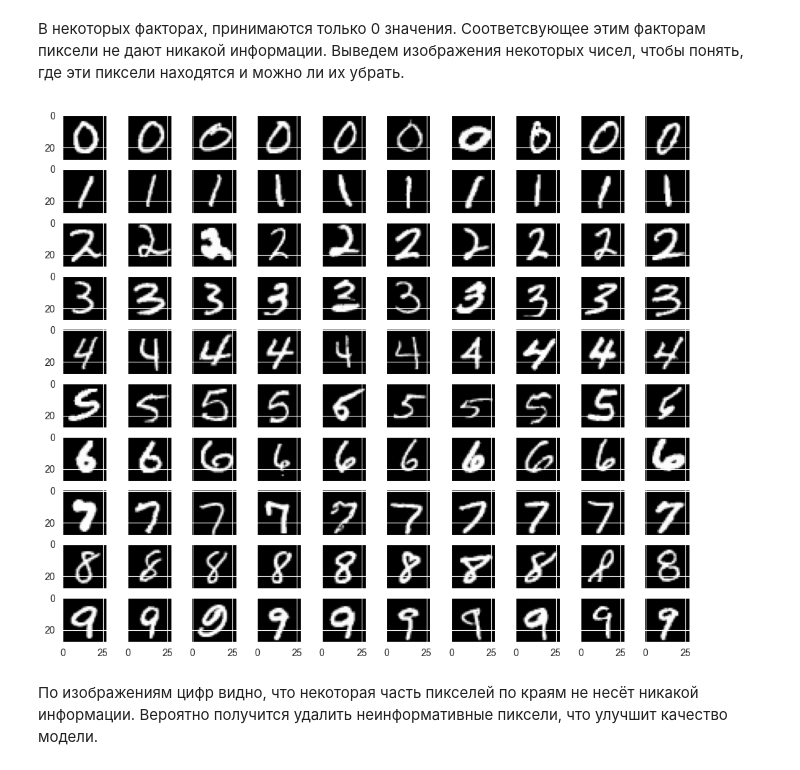
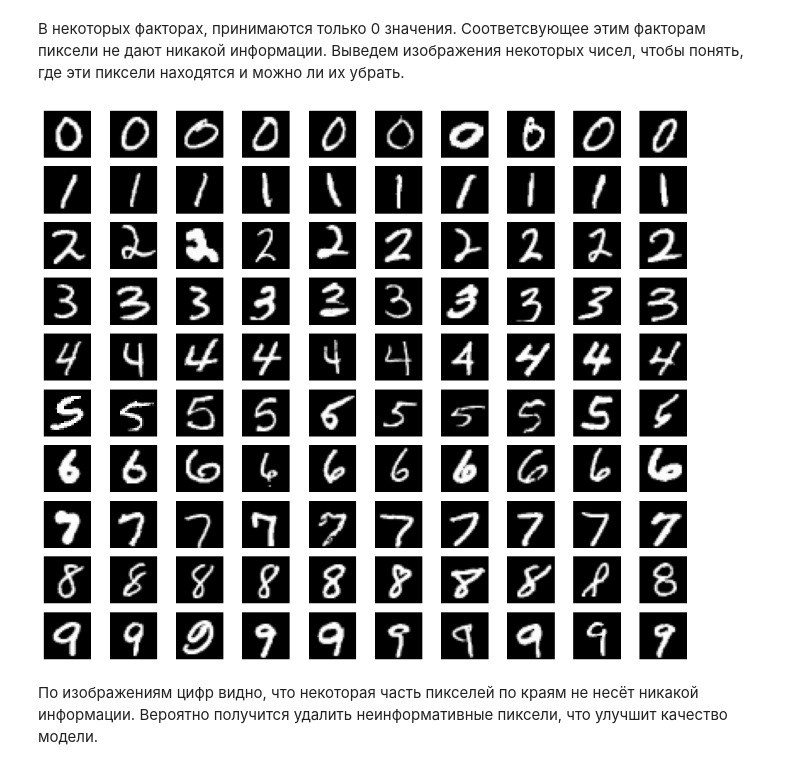
Before and after one commit to Potemeyker/Image_number_definition-Random_forest, a Jupyter notebook: solution.ipynb, the cells around one changed output. Drawn from its saved outputs; the diff is of its cells as text; code cells hidden in the pictures.

```diff
--- a/solution.ipynb
+++ b/solution.ipynb
@@ -91,17 +91,20 @@ data.describe()
 В некоторых факторах, принимаются только 0 значения. Соответсвующее этим факторам пиксели не дают никакой информации. Выведем изображения некоторых чисел, чтобы понять, где эти пиксели находятся и можно ли их убрать.
 # %%
 # вывод по 10 изображений каждого класса
-fig, axs = plt.subplots(10, 10, figsize=(12, 10),
-                        sharex=True, sharey=True)
+fig, axs = plt.subplots(10, 10, figsize=(12, 10))
 
 for label, group in data.groupby('label', as_index=False):
     numbers = group.sample(10, random_state=42).drop(columns='label')
     img_vectors = [x.values.reshape(28, 28) for _, x in numbers.iterrows()]
 
     for i, img in enumerate(img_vectors):
+        axs[label, i].axis('off')
         axs[label, i].imshow(img, cmap='gray', vmin=0, vmax=255)
+
+plt.tight_layout()
+plt.show()
 # %% [output]
-[figure, old version]
+[figure, new version]
 # %% [markdown]
 По изображениям цифр видно, что некоторая часть пикселей по краям не несёт никакой информации. Вероятно получится удалить неинформативные пиксели, что улучшит качество модели.
 # %%
```
Also changed, not shown: parts of 47 cells of this notebook, 1 other file.
